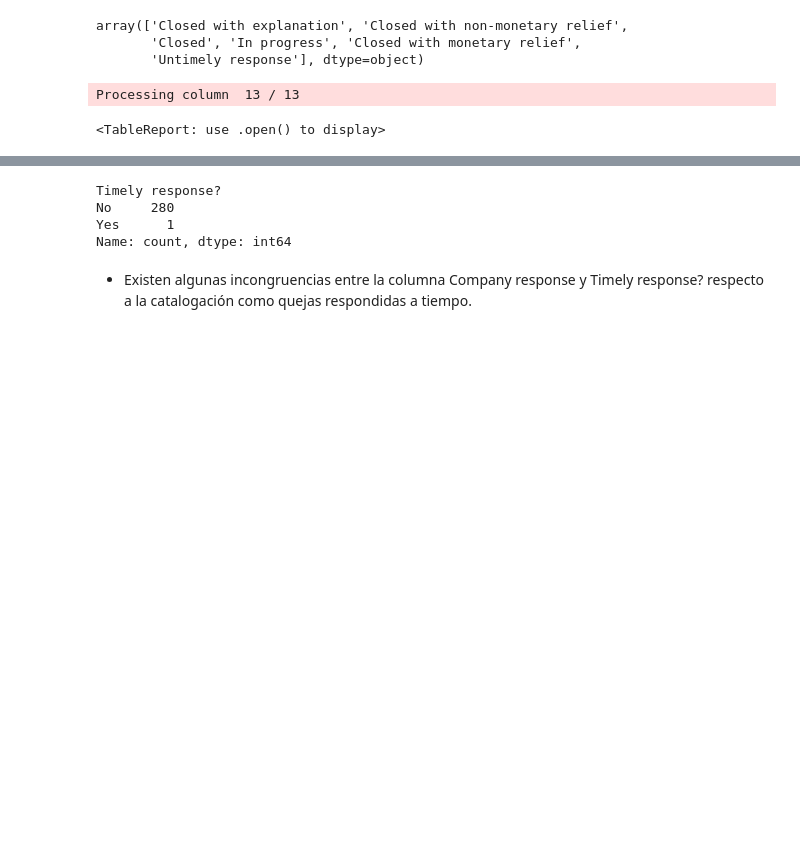
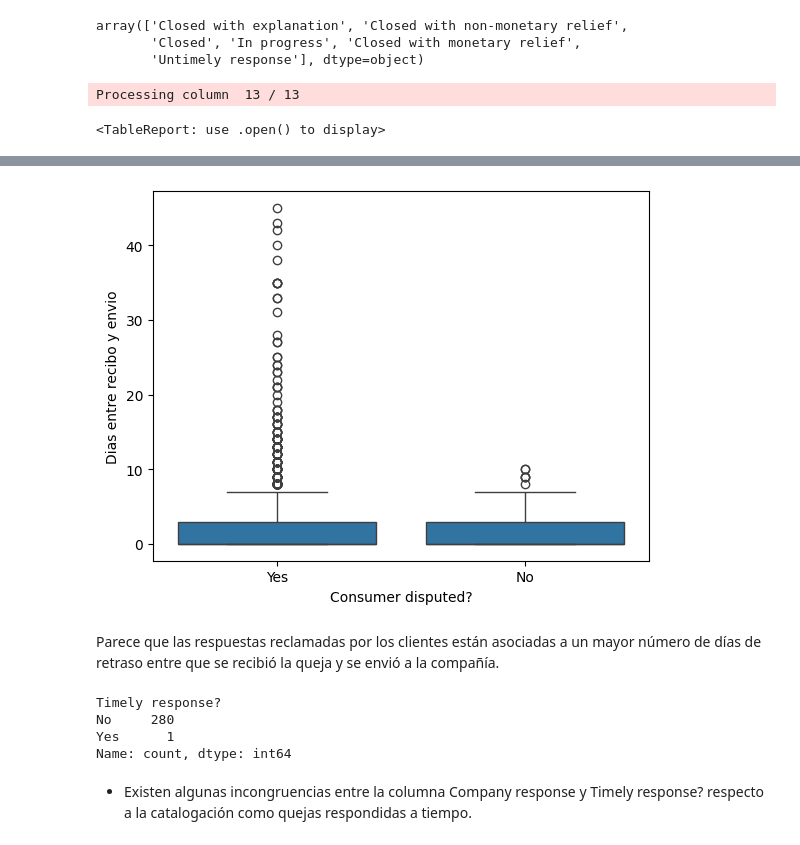
Before and after one commit to FernandoMoroC/Proyecto_Final_ML, a Jupyter notebook: notebooks/EDA.ipynb, the cells around one changed output, grey strips where cells are left out. Saved outputs shown, nothing was run; the diff lists cells and outputs as text; code cells hidden in the pictures; blank space fills up the shorter version.

```diff
--- a/notebooks/EDA.ipynb
+++ b/notebooks/EDA.ipynb
@@ -40,3 +102,14 @@ Processing column  13 / 13
+# %%
+# Boxplot entre los días de retraso y si la respuesta fue reclamada por el cliente
+import seaborn as sns
+import matplotlib.pyplot as plt
+
+sns.boxplot(x="Consumer disputed?", y="Dias entre recibo y envio", data=data)
+plt.show()
+# %% [output]
+[figure, added]
+# %% [markdown]
+Parece que las respuestas reclamadas por los clientes están asociadas a un mayor número de días de retraso entre que se recibió la queja y se envió a la compañía.
 # %%
 x = data[data["Company response"] == "Untimely response"]
 x["Timely response?"].value_counts()
```
Also changed, not shown: parts of 11 cells of this notebook, 6 other files.
